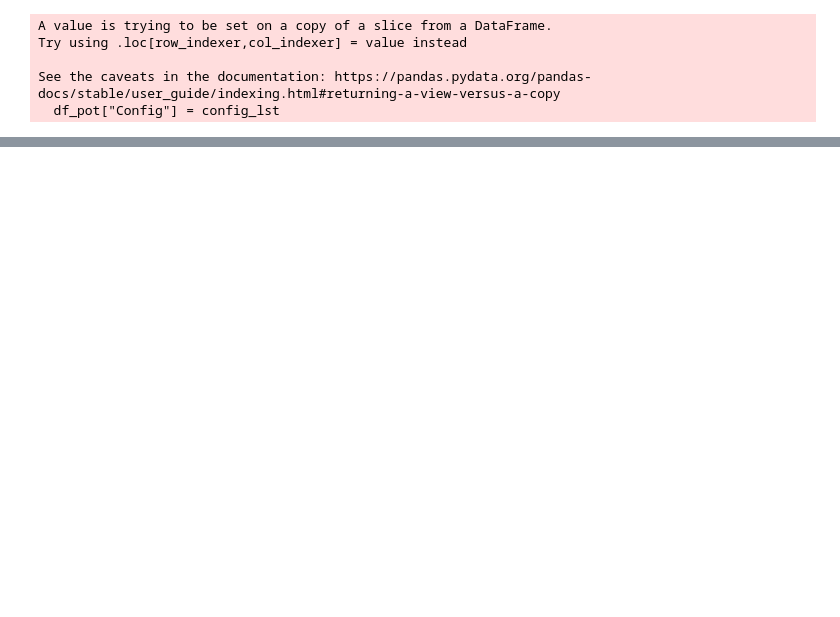
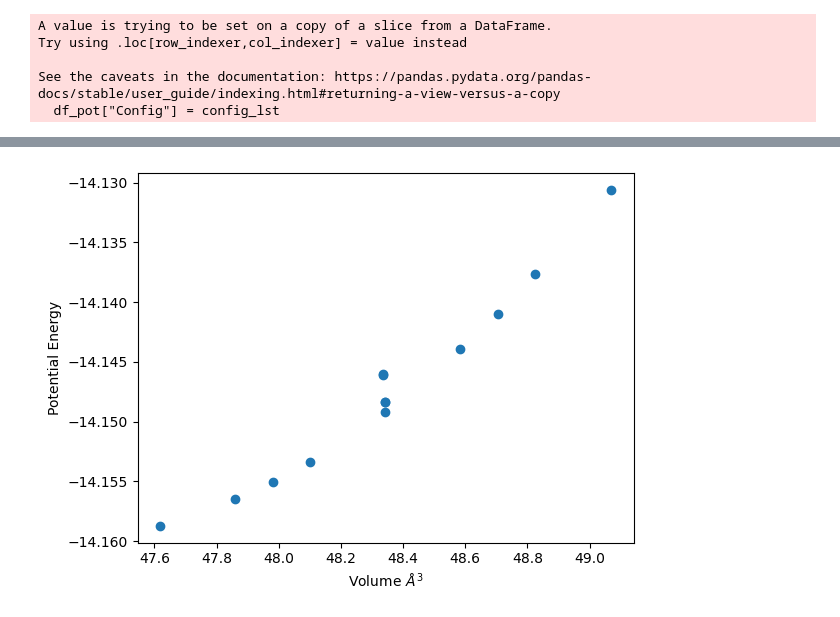
Before and after one commit to pyiron/hackathon, a Jupyter notebook: hackathon/elastic_constants/qha/functions_qha.ipynb, the cells around one changed output, grey strips where cells are left out. Saved outputs shown, nothing was run; the diff lists cells and outputs as text; code cells hidden in the pictures; blank space fills up the shorter version.

```diff
--- a/hackathon/elastic_constants/qha/functions_qha.ipynb
+++ b/hackathon/elastic_constants/qha/functions_qha.ipynb
@@ -373,0 +464,15 @@ print(fit_dict['elastic_matrix'])
+# %%
+gen_strain_structures, sym_dict= get_tasks_for_elastic_matrix(
+    structure=structure,
+    eps_range = 0.005, # 0.005
+    num_of_point = 5, # 3 or 5
+    sqrt_eta=True
+)
+gen_strain_structures, sym_dict
+
+# unstrained structure is named "s_e_0".
+# SGN: space group number.
+# v0: equilibrium volume.
+# LC: lattice class (cubic, hexagonal, etc.).
+# Lag_strain_list: symmetry-reduced list of independent strain modes.
+# epss: actual strain values in the range ±eps_range, with num_of_point sampling points.
@@ -373,0 +497,7 @@ print(fit_dict['elastic_matrix'])
+# %%
+# Calculate Potential energy for each structure
+pot_energy_dict = evaluate_with_lammpslib(
+    task_dict=gen_strain_structures,
+    potential_dataframe=potential_dataframe,
+)
+pot_energy_dict
@@ -373,0 +556,21 @@ print(fit_dict['elastic_matrix'])
+# %%
+st_01 = [gen_strain_structures['calc_energy']['s_e_0']]
+st_08 = [gen_strain_structures['calc_energy']['s_e_0']]
+st_23 = [gen_strain_structures['calc_energy']['s_e_0']]
+for key, st in gen_strain_structures['calc_energy'].items():
+    if '01' in key:
+        st_01.append(st)
+    elif '08' in key:
+        st_08.append(st)
+    elif '23' in key:
+        st_23.append(st)
+# %%
+volumes = []
+for st in gen_strain_structures['calc_energy'].values():
+    volumes.append(st.get_volume())
+# %%
+plt.scatter(volumes, pot_energy_dict['energy'].values())
+plt.xlabel("Volume $\AA^3$")
+plt.ylabel("Potential Energy");
+# %% [output]
+[figure, added]
```
Also changed, not shown: parts of 70 cells of this notebook.
